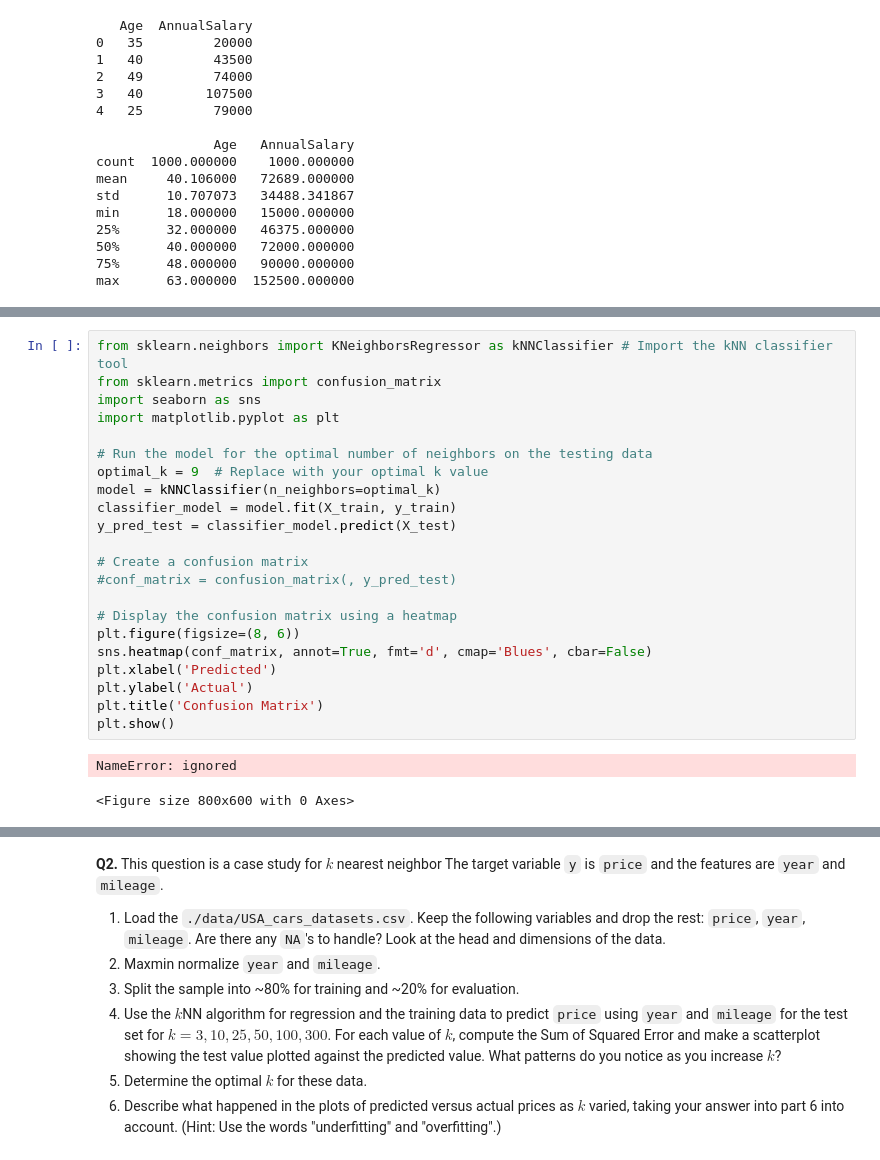
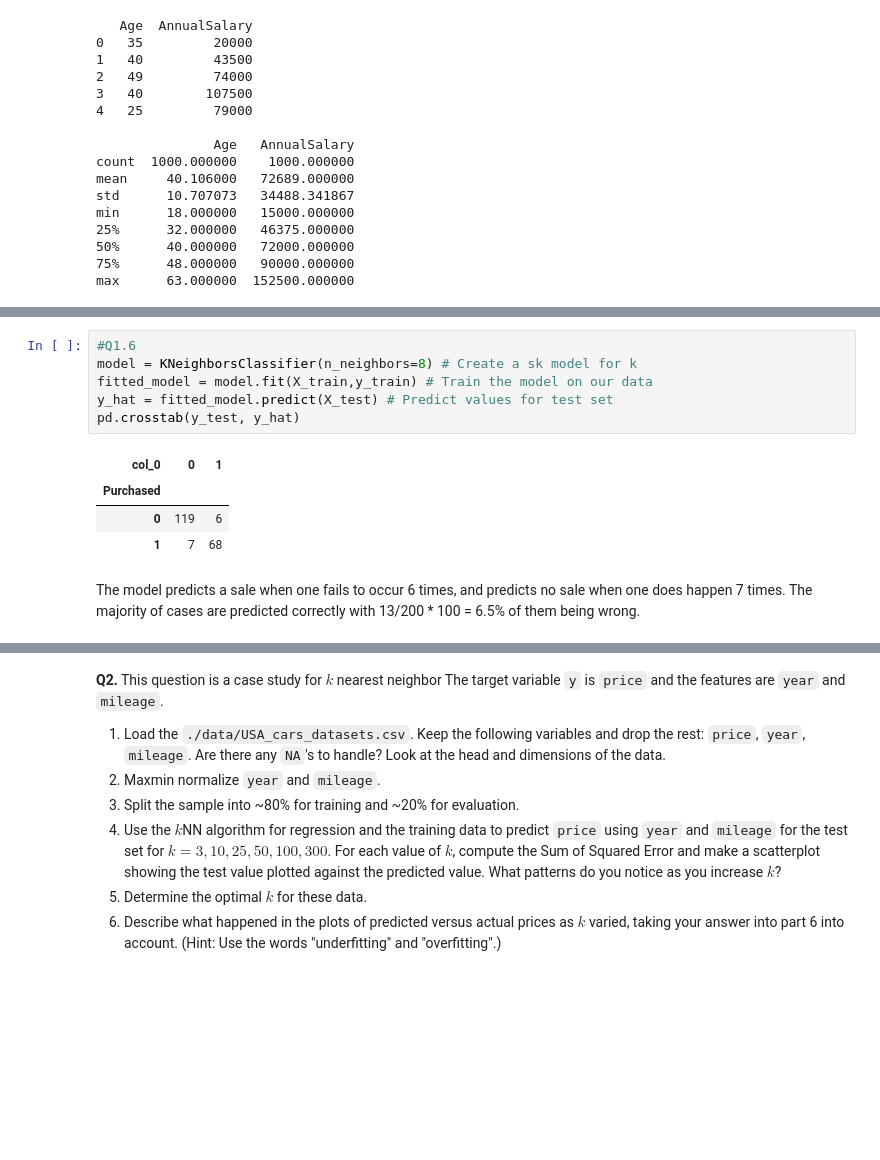
Before and after one commit to racheljhuh/assignment3, a Jupyter notebook: assignment_knn_and_kmc.ipynb, the cells around one changed output, grey strips where cells are left out. Cells and saved outputs as stored; diff of their text form; blank space fills up the shorter version.

```diff
--- a/assignment_knn_and_kmc.ipynb
+++ b/assignment_knn_and_kmc.ipynb
@@ -172,26 +172,14 @@ the optimal k is [9]
 # %%
-from sklearn.neighbors import KNeighborsRegressor as kNNClassifier # Import the kNN classifier tool
-from sklearn.metrics import confusion_matrix
-import seaborn as sns
-import matplotlib.pyplot as plt
-
-# Run the model for the optimal number of neighbors on the testing data
-optimal_k = 9  # Replace with your optimal k value
-model = kNNClassifier(n_neighbors=optimal_k)
-classifier_model = model.fit(X_train, y_train)
-y_pred_test = classifier_model.predict(X_test)
-
-# Create a confusion matrix
-#conf_matrix = confusion_matrix(, y_pred_test)
-
-# Display the confusion matrix using a heatmap
-plt.figure(figsize=(8, 6))
-sns.heatmap(conf_matrix, annot=True, fmt='d', cmap='Blues', cbar=False)
-plt.xlabel('Predicted')
-plt.ylabel('Actual')
-plt.title('Confusion Matrix')
-plt.show()
+#Q1.6
+model = KNeighborsClassifier(n_neighbors=8) # Create a sk model for k
+fitted_model = model.fit(X_train,y_train) # Train the model on our data
+y_hat = fitted_model.predict(X_test) # Predict values for test set
+pd.crosstab(y_test, y_hat)
 # %% [output]
-NameError: ignored
-<Figure size 800x600 with 0 Axes>
+| col_0 | 0 | 1 |
+| Purchased |  |  |
+| 0 | 119 | 6 |
+| 1 | 7 | 68 |
+# %% [markdown]
+The model predicts a sale when one fails to occur 6 times, and predicts no sale when one does happen 7 times. The majority of cases are predicted correctly with 13/200 * 100 = 6.5% of them being wrong.
 # %%
```
Also changed, not shown: parts of 7 cells of this notebook.
